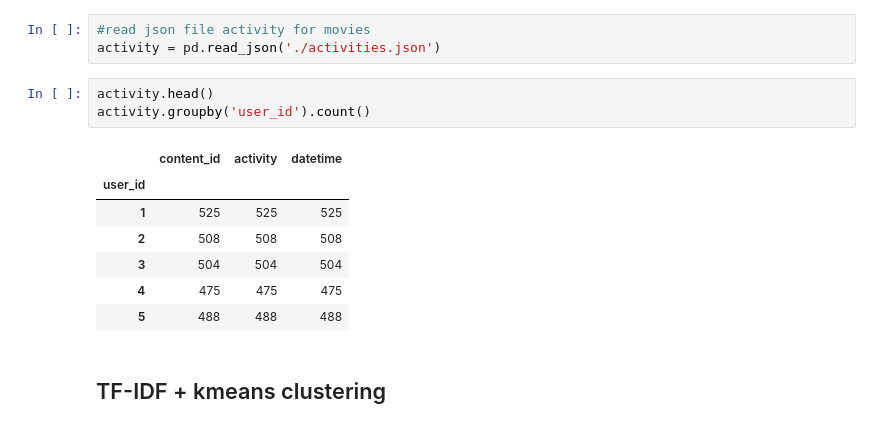
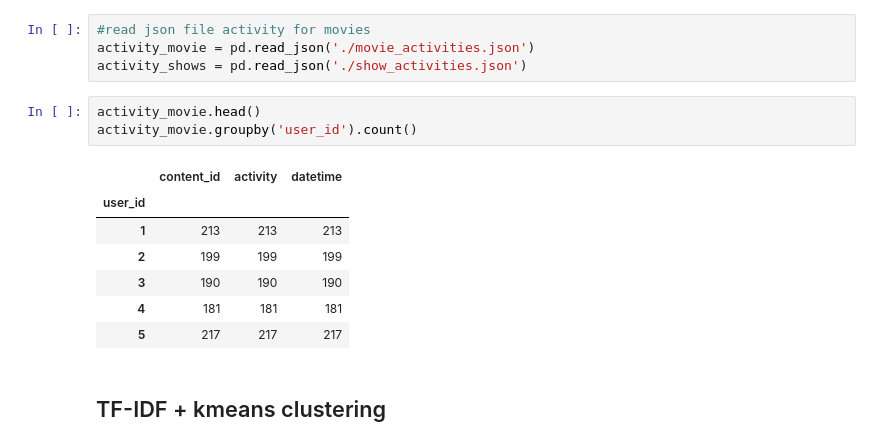
Before and after one commit to zoneout215/RS_assignment, a Jupyter notebook: content_based.ipynb, the cells around one changed output. Cells and saved outputs as stored; diff of their text form.

```diff
--- a/content_based.ipynb
+++ b/content_based.ipynb
@@ -46,16 +30,17 @@ df_2
 # %%
 #read json file activity for movies
-activity = pd.read_json('./activities.json')
+activity_movie = pd.read_json('./movie_activities.json')
+activity_shows = pd.read_json('./show_activities.json')
 # %%
-activity.head()
-activity.groupby('user_id').count()
+activity_movie.head()
+activity_movie.groupby('user_id').count()
 # %% [output]
 |  | content_id | activity | datetime |
 | user_id |  |  |  |
-| 1 | 525 | 525 | 525 |
-| 2 | 508 | 508 | 508 |
-| 3 | 504 | 504 | 504 |
-| 4 | 475 | 475 | 475 |
-| 5 | 488 | 488 | 488 |
+| 1 | 213 | 213 | 213 |
+| 2 | 199 | 199 | 199 |
+| 3 | 190 | 190 | 190 |
+| 4 | 181 | 181 | 181 |
+| 5 | 217 | 217 | 217 |
 # %% [markdown]
 ## TF-IDF + kmeans clustering
```
Also changed, not shown: parts of 31 cells of this notebook, 4 other files.
